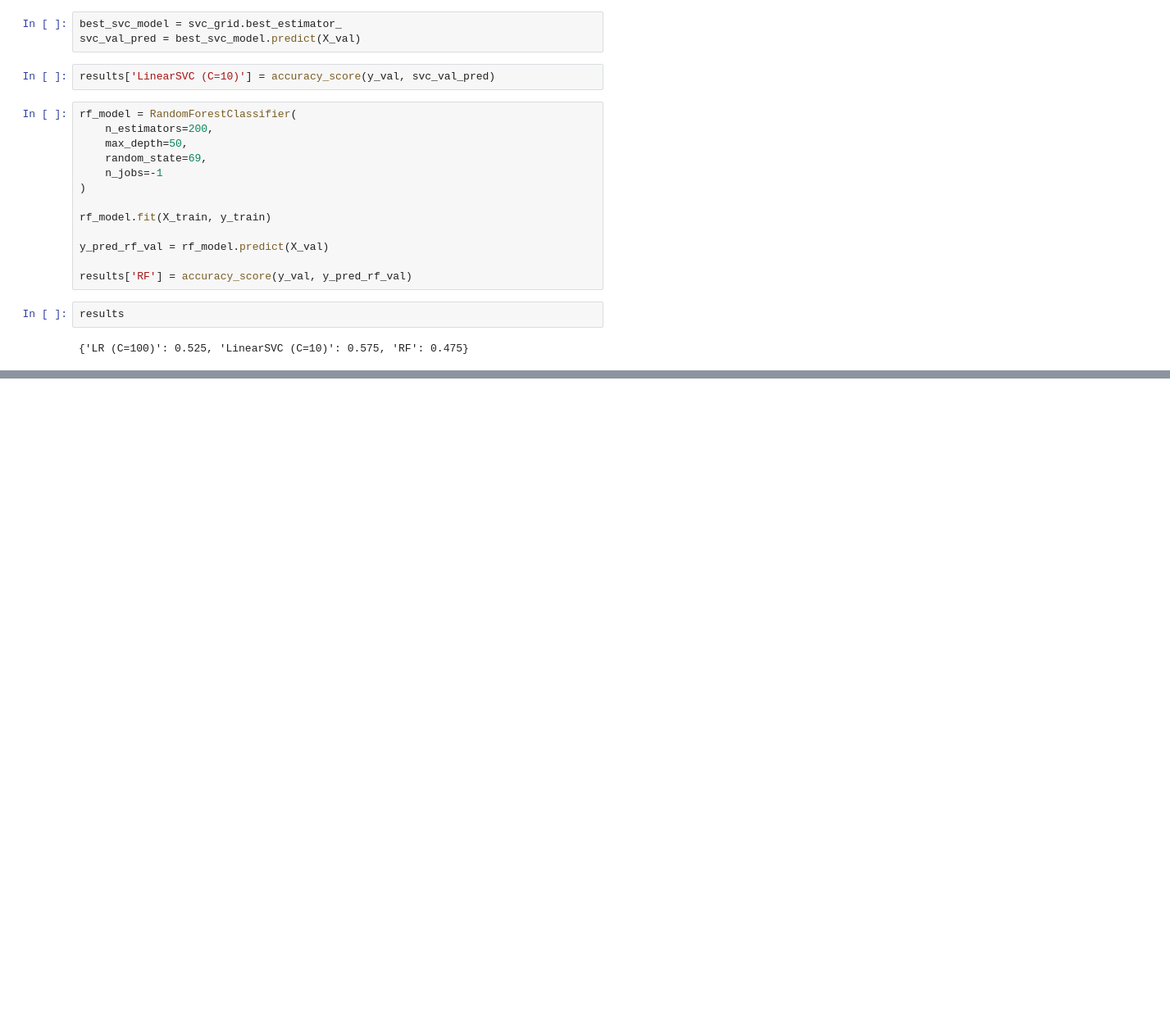
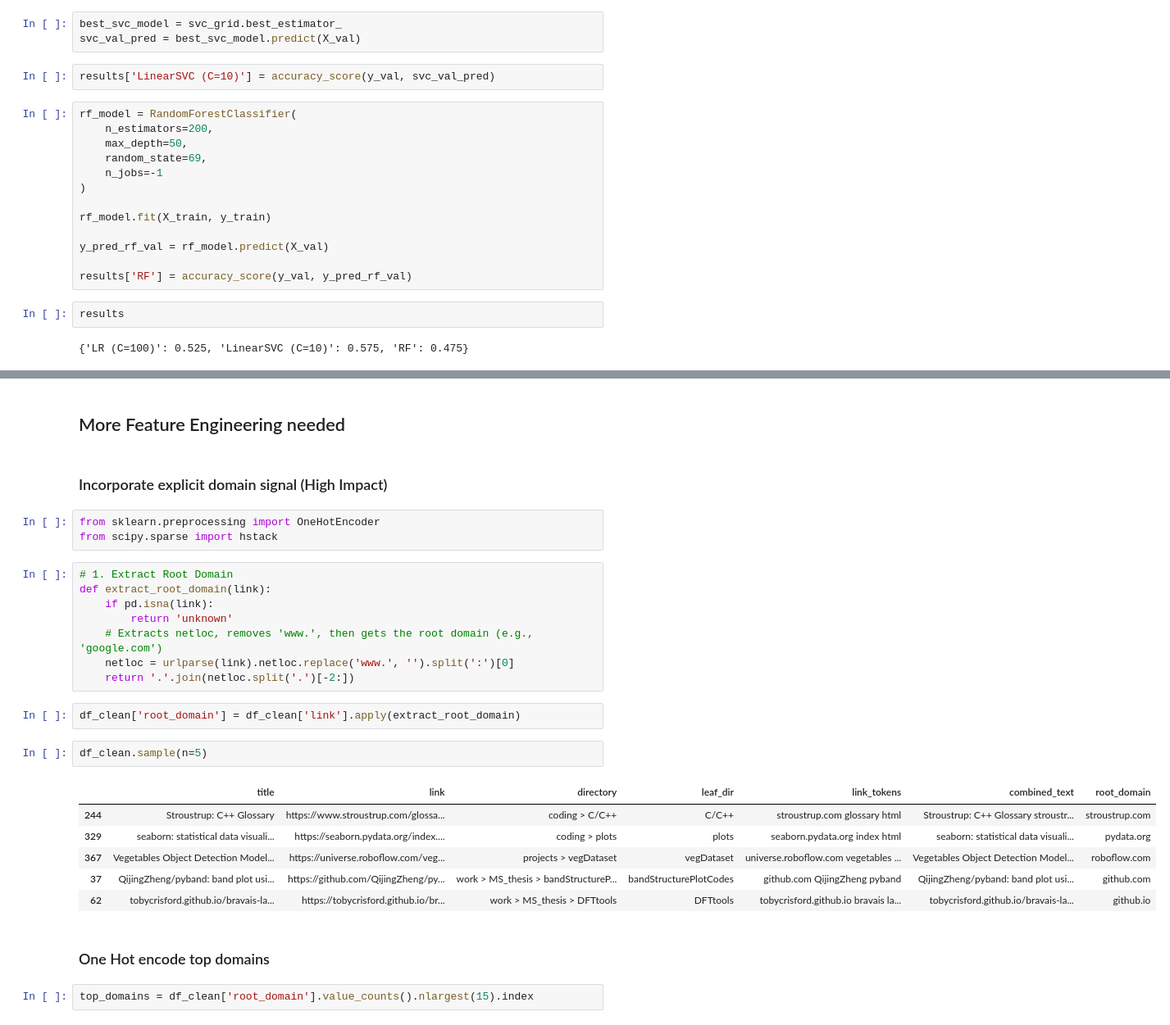
Before and after one commit to rudraprsd/bookmark-classifier, a Jupyter notebook: sentenceTransformer.ipynb, the cells around one changed output, grey strips where cells are left out. Shown: that part at 82% size. Cells and saved outputs as stored; diff of their text form; blank space fills up the shorter version.

Commit message:
Highest Accuracy in Logistic Regression with SentenceTransformer + domain OHE
0.625

```diff
--- a/sentenceTransformer.ipynb
+++ b/sentenceTransformer.ipynb
@@ -238,0 +241,30 @@ results
+# %% [markdown]
+## More Feature Engineering needed
+# %% [markdown]
+### Incorporate explicit domain signal (High Impact)
+# %%
+from sklearn.preprocessing import OneHotEncoder
+from scipy.sparse import hstack
+# %%
+# 1. Extract Root Domain
+def extract_root_domain(link):
+    if pd.isna(link):
+        return 'unknown'
+    # Extracts netloc, removes 'www.', then gets the root domain (e.g., 'google.com')
+    netloc = urlparse(link).netloc.replace('www.', '').split(':')[0]
+    return '.'.join(netloc.split('.')[-2:])
+# %%
+df_clean['root_domain'] = df_clean['link'].apply(extract_root_domain)
+# %%
+df_clean.sample(n=5)
+# %% [output]
+|  | title | link | directory | leaf_dir | link_tokens | combined_text | root_domain |
+| 244 | Stroustrup: C++ Glossary | https://www.stroustrup.com/glossa... | coding > C/C++ | C/C++ | stroustrup.com glossary html | Stroustrup: C++ Glossary stroustr... | stroustrup.com |
+| 329 | seaborn: statistical data visuali... | https://seaborn.pydata.org/index.... | coding > plots | plots | seaborn.pydata.org index html | seaborn: statistical data visuali... | pydata.org |
+| 367 | Vegetables Object Detection Model... | https://universe.roboflow.com/veg... | projects > vegDataset | vegDataset | universe.roboflow.com vegetables ... | Vegetables Object Detection Model... | roboflow.com |
+| 37 | QijingZheng/pyband: band plot usi... | https://github.com/QijingZheng/py... | work > MS_thesis > bandStructureP... | bandStructurePlotCodes | github.com QijingZheng pyband | QijingZheng/pyband: band plot usi... | github.com |
+| 62 | tobycrisford.github.io/bravais-la... | https://tobycrisford.github.io/br... | work > MS_thesis > DFTtools | DFTtools | tobycrisford.github.io bravais la... | tobycrisford.github.io/bravais-la... | github.io |
+# %% [markdown]
+### One Hot encode top domains
+# %%
+top_domains = df_clean['root_domain'].value_counts().nlargest(15).index
```
Also changed, not shown: parts of 20 cells of this notebook.
